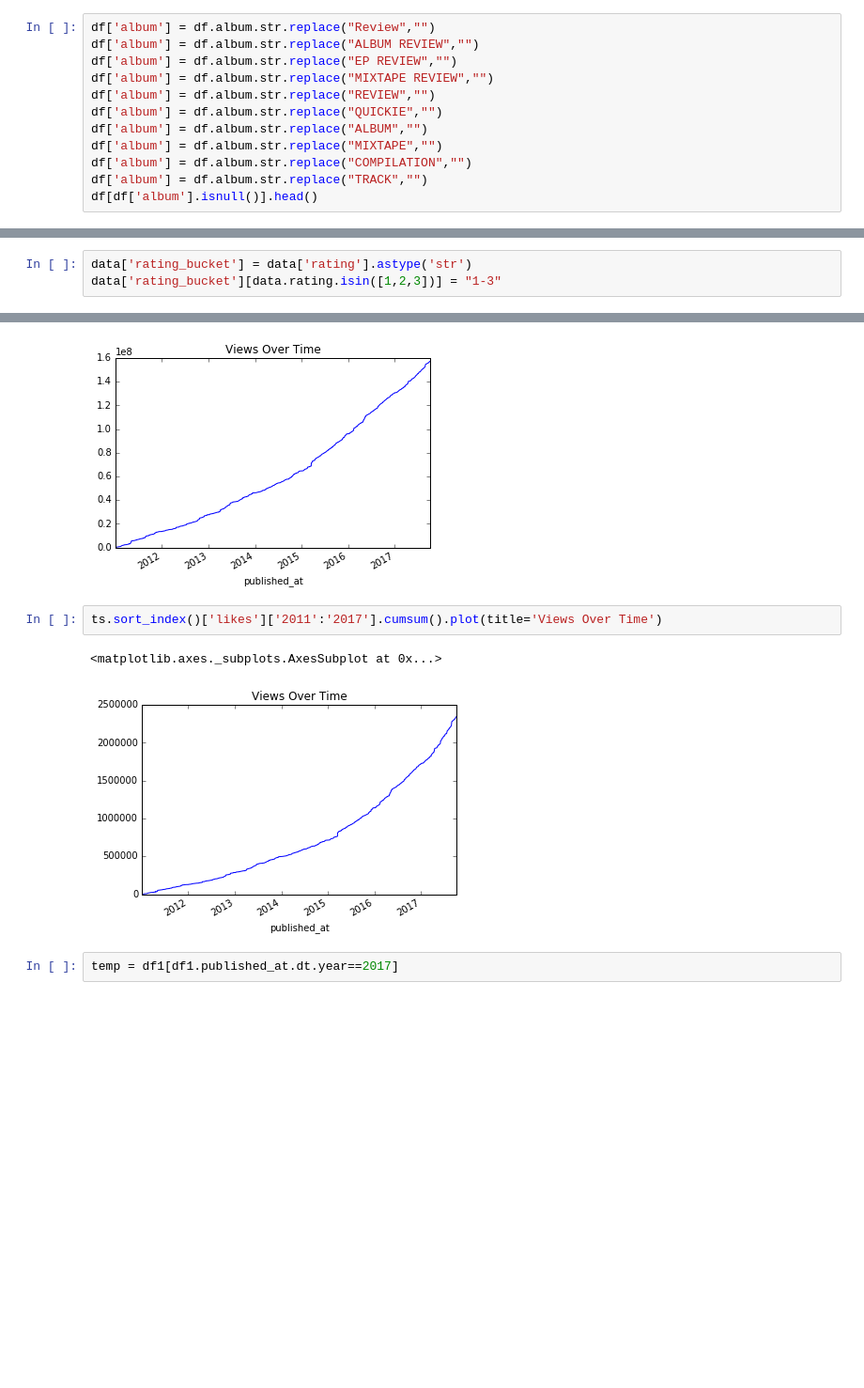
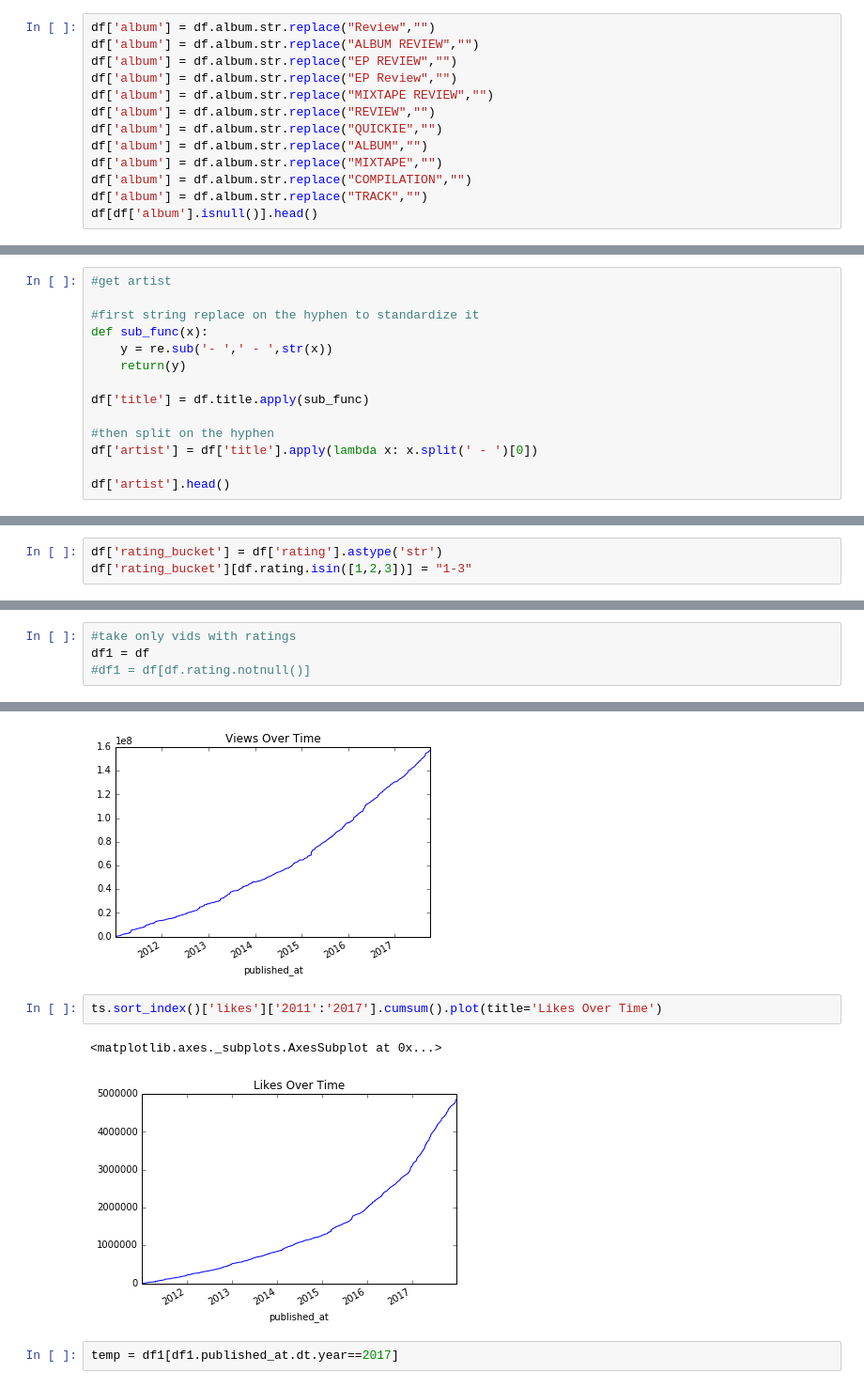
Before and after one commit to ByronKKing/needledrop, a Jupyter notebook: needledrop-analysis.ipynb, the cells around one changed output, grey strips where cells are left out. Shown: that part at 94% size. Saved outputs shown, nothing was run; the diff lists cells and outputs as text; blank space fills up the shorter version.

```diff
--- a/needledrop-analysis.ipynb
+++ b/needledrop-analysis.ipynb
@@ -165,6 +160,7 @@ df['album'] = df['title'].apply(test_title)
 df['album'] = df.album.str.replace("Review","")
 df['album'] = df.album.str.replace("ALBUM REVIEW","")
 df['album'] = df.album.str.replace("EP REVIEW","")
+df['album'] = df.album.str.replace("EP Review","")
 df['album'] = df.album.str.replace("MIXTAPE REVIEW","")
 df['album'] = df.album.str.replace("REVIEW","")
 df['album'] = df.album.str.replace("QUICKIE","")
@@ -212,0 +190,14 @@ df.iloc[1903].tags
+# %%
+#get artist
+
+#first string replace on the hyphen to standardize it
+def sub_func(x):
+    y = re.sub('- ',' - ',str(x))
+    return(y)
+
+df['title'] = df.title.apply(sub_func)
+
+#then split on the hyphen
+df['artist'] = df['title'].apply(lambda x: x.split(' - ')[0])
+
+df['artist'].head()
@@ -329,5 +313,5 @@ df[['electronic', 'hip_hop', 'metal','folk',
    'indie','underground','experimental',
    'instrumental','rock','rap','jazz']].apply(lambda x: x.astype('category'))
 # %%
-data['rating_bucket'] = data['rating'].astype('str')
-data['rating_bucket'][data.rating.isin([1,2,3])] = "1-3"
+df['rating_bucket'] = df['rating'].astype('str')
+df['rating_bucket'][df.rating.isin([1,2,3])] = "1-3"
@@ -352,3 +339,7 @@ df1 = df[df.rating.notnull()]
+# %%
+#take only vids with ratings
+df1 = df
+#df1 = df[df.rating.notnull()]
 # %%
 df1.head()
 # %% [output]
@@ -403,10 +385,10 @@ ts.sort_index()['views']['2011':'2017'].cumsum().plot(title='Views Over Time')
 <matplotlib.axes._subplots.AxesSubplot at 0x...>
 [figure]
 # %%
-ts.sort_index()['likes']['2011':'2017'].cumsum().plot(title='Views Over Time')
+ts.sort_index()['likes']['2011':'2017'].cumsum().plot(title='Likes Over Time')
 # %% [output]
 <matplotlib.axes._subplots.AxesSubplot at 0x...>
-[figure, old version]
+[figure, new version]
 # %%
 temp = df1[df1.published_at.dt.year==2017]
 # %%
```
Also changed, not shown: parts of 37 cells of this notebook.
